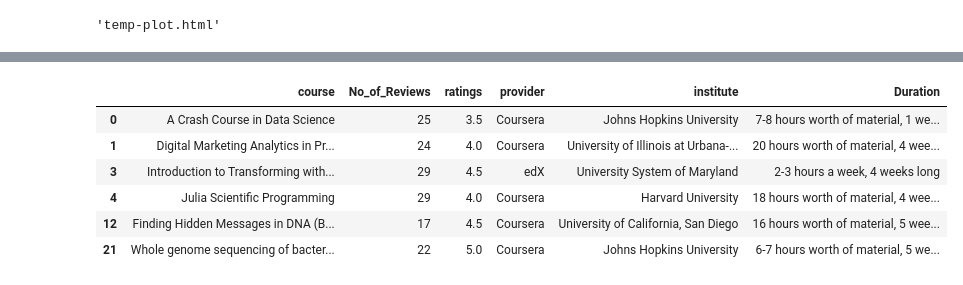
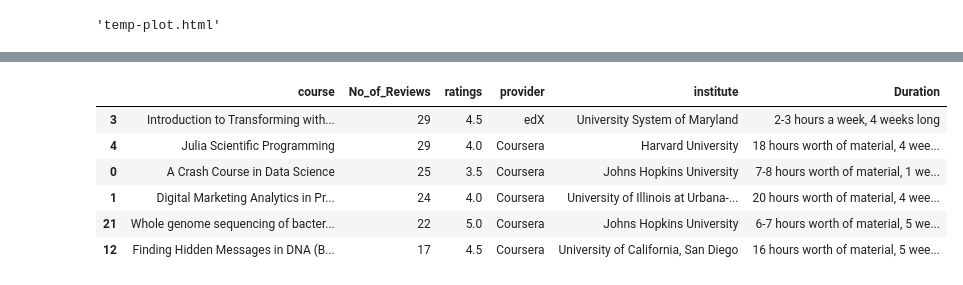
Before and after one commit to varshini-d/CourseGallery, a Jupyter notebook: CourseGallery.ipynb, the cells around one changed output, grey strips where cells are left out. Saved outputs shown, nothing was run; the diff lists cells and outputs as text; code cells hidden in the pictures.

Commit message:
version- 2
Included Sorting based on rating and reviews

```diff
--- a/CourseGallery.ipynb
+++ b/CourseGallery.ipynb
@@ -367,15 +367,17 @@ fig.show()
 'temp-plot.html'
 [interactive output not drawn]
 # %%
-bestRated
+df = bestRated
+df = df.sort_values(["No_of_Reviews", "ratings"], ascending = (False))
+df
 # %% [output]
 |  | course | No_of_Reviews | ratings | provider | institute | Duration |
+| 3 | Introduction to Transforming with... | 29 | 4.5 | edX | University System of Maryland | 2-3 hours a week, 4 weeks long |
+| 4 | Julia Scientific Programming | 29 | 4.0 | Coursera | Harvard University | 18 hours worth of material, 4 wee... |
 | 0 | A Crash Course in Data Science | 25 | 3.5 | Coursera | Johns Hopkins University | 7-8 hours worth of material, 1 we... |
 | 1 | Digital Marketing Analytics in Pr... | 24 | 4.0 | Coursera | University of Illinois at Urbana-... | 20 hours worth of material, 4 wee... |
-| 3 | Introduction to Transforming with... | 29 | 4.5 | edX | University System of Maryland | 2-3 hours a week, 4 weeks long |
-| 4 | Julia Scientific Programming | 29 | 4.0 | Coursera | Harvard University | 18 hours worth of material, 4 wee... |
+| 21 | Whole genome sequencing of bacter... | 22 | 5.0 | Coursera | Johns Hopkins University | 6-7 hours worth of material, 5 we... |
 | 12 | Finding Hidden Messages in DNA (B... | 17 | 4.5 | Coursera | University of California, San Diego | 16 hours worth of material, 5 wee... |
-| 21 | Whole genome sequencing of bacter... | 22 | 5.0 | Coursera | Johns Hopkins University | 6-7 hours worth of material, 5 we... |
 # %%
 # Best Courses & Num of Reviews
 
```
